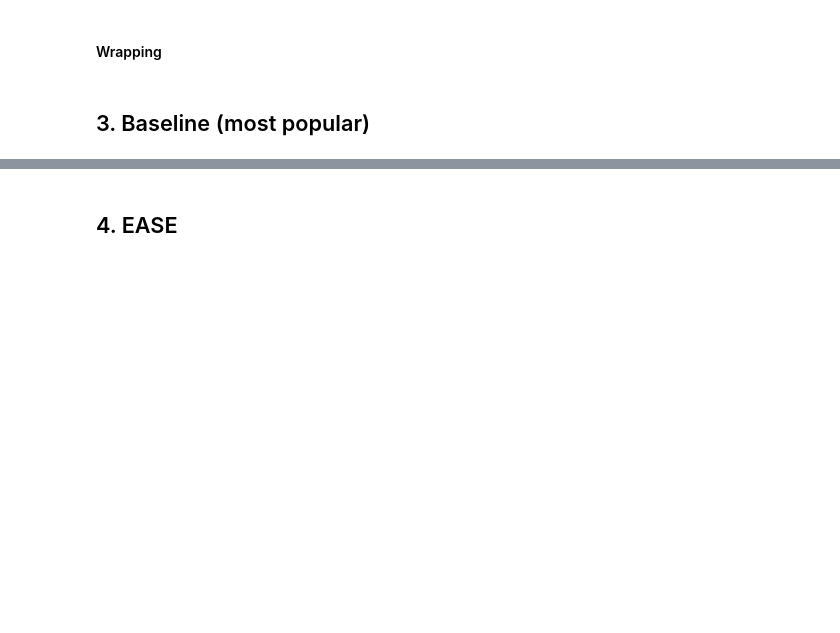
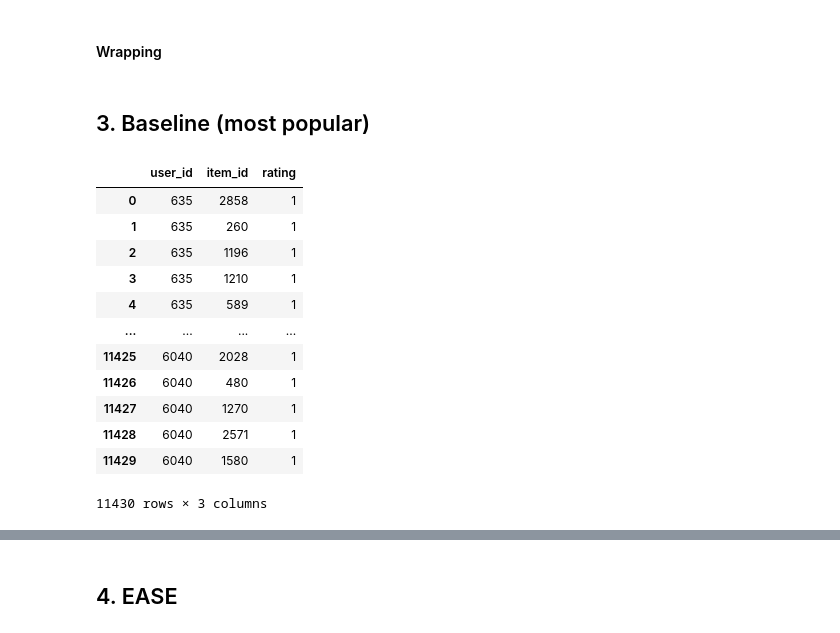
Before and after one commit to Maha-Rossomaha/LLM_projects, a Jupyter notebook: 5 Recommendations/2 Practice/2 Collaborative Filtering.ipynb, the cells around one changed output, grey strips where cells are left out. Drawn from its saved outputs; the diff is of its cells as text; code cells hidden in the pictures; blank space fills up the shorter version.

```diff
--- a/5 Recommendations/2 Practice/2 Collaborative Filtering.ipynb
+++ b/5 Recommendations/2 Practice/2 Collaborative Filtering.ipynb
@@ -181,6 +213,21 @@ for i, user in enumerate(test_users):
     ratings.extend([1] * 10)
 # %%
 popular_preds = pd.DataFrame({'user_id': users, 'item_id': items, 'rating': ratings})
+popular_preds
+# %% [output]
+|  | user_id | item_id | rating |
+| 0 | 635 | 2858 | 1 |
+| 1 | 635 | 260 | 1 |
+| 2 | 635 | 1196 | 1 |
+| 3 | 635 | 1210 | 1 |
+| 4 | 635 | 589 | 1 |
+| ... | ... | ... | ... |
+| 11425 | 6040 | 2028 | 1 |
+| 11426 | 6040 | 480 | 1 |
+| 11427 | 6040 | 1270 | 1 |
+| 11428 | 6040 | 2571 | 1 |
+| 11429 | 6040 | 1580 | 1 |
+11430 rows × 3 columns
 # %%
 metrics = measure(popular_preds, test_log, 'PopRec')
 metrics.sort_values('hit_rate@K', ascending=False)
```
Also changed, not shown: parts of 19 cells of this notebook, 3 other files.
